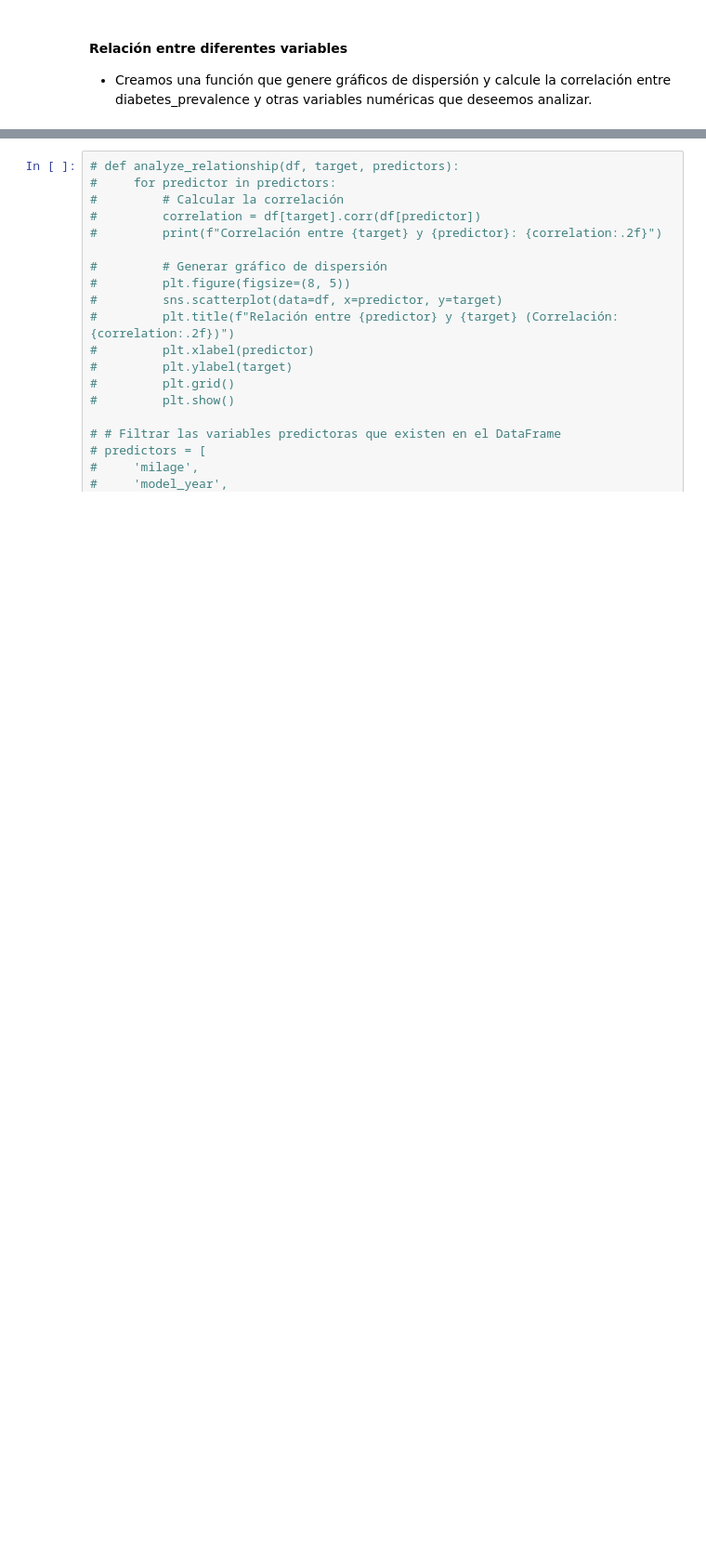
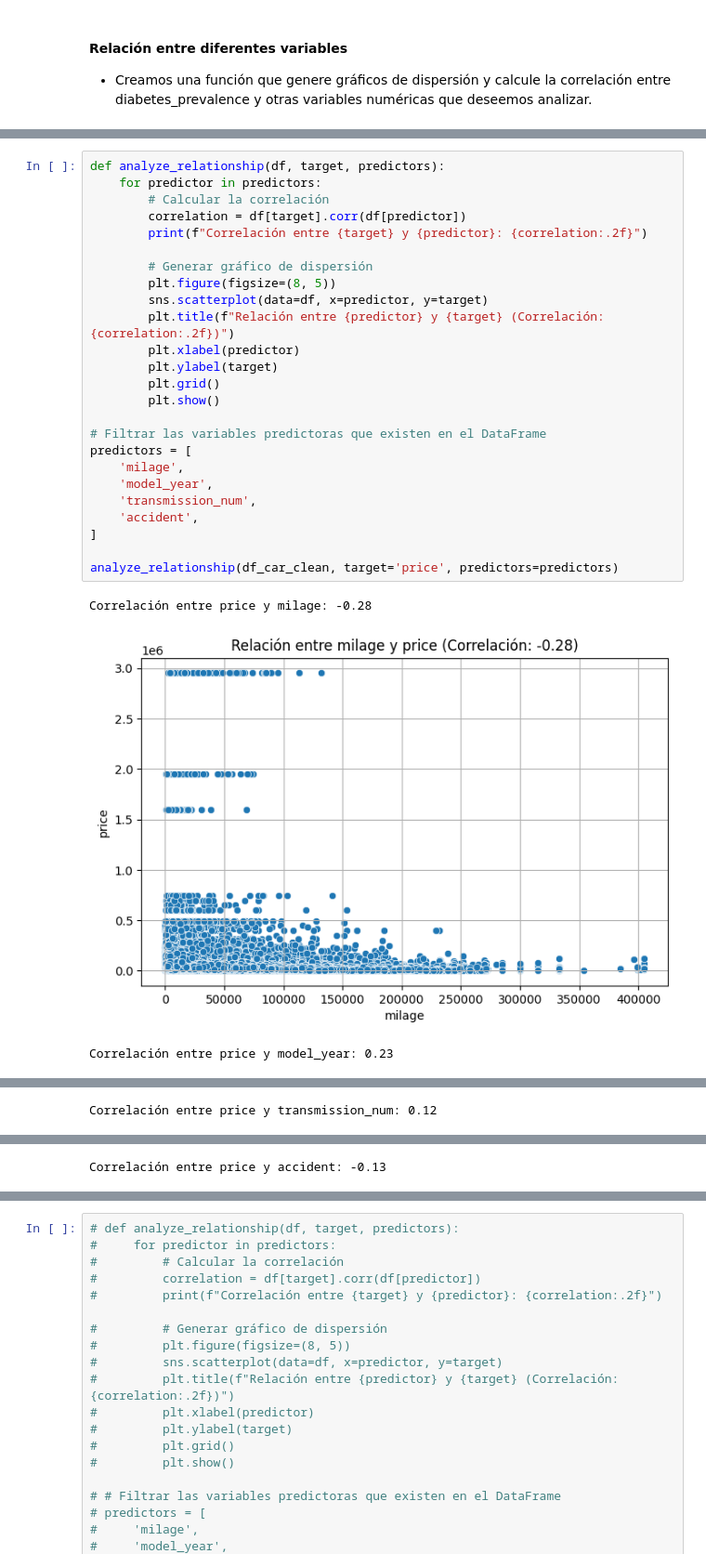
Before and after one commit to Bootcamp-IA-P4/Car_prices_project_equipo2, a Jupyter notebook: eda/eda.ipynb, the cells around one changed output, grey strips where cells are left out. Shown at 93% size. Drawn from its saved outputs; the diff is of its cells as text; blank space fills up the shorter version.

```diff
--- a/eda/eda.ipynb
+++ b/eda/eda.ipynb
@@ -566,0 +496,29 @@ Index(['id', 'brand', 'model', 'model_year', 'milage', 'fuel_type', 'engine',
+# %%
+def analyze_relationship(df, target, predictors):
+    for predictor in predictors:
+        # Calcular la correlación
+        correlation = df[target].corr(df[predictor])
+        print(f"Correlación entre {target} y {predictor}: {correlation:.2f}")
+
+        # Generar gráfico de dispersión
+        plt.figure(figsize=(8, 5))
+        sns.scatterplot(data=df, x=predictor, y=target)
+        plt.title(f"Relación entre {predictor} y {target} (Correlación: {correlation:.2f})")
+        plt.xlabel(predictor)
+        plt.ylabel(target)
+        plt.grid()
+        plt.show()
+
+# Filtrar las variables predictoras que existen en el DataFrame
+predictors = [
+    'milage',
+    'model_year',
+    'transmission_num',
+    'accident',
+]
+
+analyze_relationship(df_car_clean, target='price', predictors=predictors)
+# %% [output]
+Correlación entre price y milage: -0.28
+[figure, added]
+Correlación entre price y model_year: 0.23
@@ -566,0 +526 @@ Index(['id', 'brand', 'model', 'model_year', 'milage', 'fuel_type', 'engine',
+Correlación entre price y transmission_num: 0.12
@@ -566,0 +528 @@ Index(['id', 'brand', 'model', 'model_year', 'milage', 'fuel_type', 'engine',
+Correlación entre price y accident: -0.13
```
Also changed, not shown: parts of 16 cells of this notebook.
